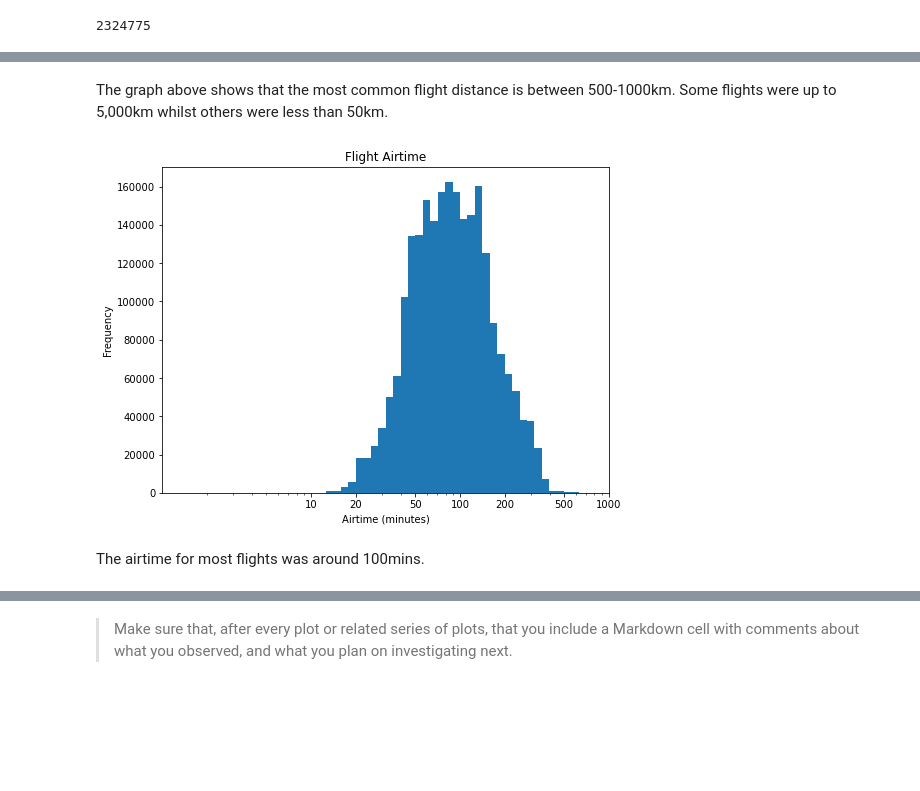
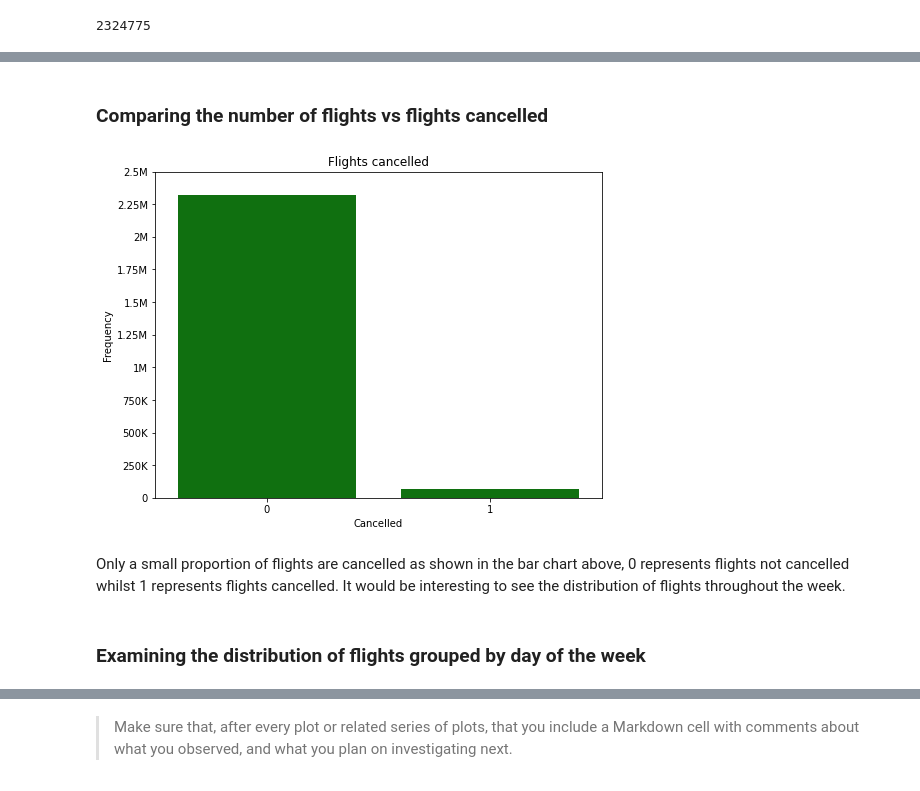
Before and after one commit to Vincentk-94/Communicate_data_findings, a Jupyter notebook: 2008 Flight Delays - Project.ipynb, the cells around one changed output, grey strips where cells are left out. Cells and saved outputs as stored; diff of their text form; code cells hidden in the pictures; blank space fills up the shorter version.

```diff
--- a/2008 Flight Delays - Project.ipynb
+++ b/2008 Flight Delays - Project.ipynb
@@ -509,28 +386,21 @@ plt.xlim(5,5000);
-# %% [markdown]
-The graph above shows that the most common flight distance is between 500-1000km. Some flights were up to 5,000km whilst others were less than 50km.
-# %%
-# Flight airtimes
-plt.figure(figsize=(8,6))
-# Select bin size
-bins = 10 ** np.arange(-1,3+0.05,0.05)
-
-# Plot graph
-plt.hist(data=flights,x='air_time',bins=bins)
-
-# set x axes scale
-plt.xscale('log')
-
-# set x axes labels (custom)
-ticks = [10,20,50,100,200,500,1000]
-labels = ['{}'.format(v) for v in ticks]
-
-# Labels and title
-plt.xticks(ticks,labels)
-plt.title('Flight Airtime')
-plt.ylabel('Frequency')
-plt.xlabel('Airtime (minutes)')
-plt.xlim(1,1000);
-# %% [output]
-[figure, removed]
-# %% [markdown]
-The airtime for most flights was around 100mins.
+# %% [markdown]
+### Comparing the number of flights vs flights cancelled
+# %%
+# Cancelled flights
+plt.figure(figsize=(8,6))
+
+# Plot barchart
+sns.countplot(data=flights,x='cancelled', color='green')
+
+# labels
+ticks = np.arange(0,25e5+25e4,25e4)
+plt.yticks(ticks,['0','250K','500K','750K','1M','1.25M','1.5M','1.75M','2M','2.25M','2.5M'])
+plt.ylabel('Frequency')
+plt.xlabel('Cancelled')
+plt.title('Flights cancelled');
+# %% [output]
+[figure, added]
+# %% [markdown]
+Only a small proportion of flights are cancelled as shown in the bar chart above, 0 represents flights not cancelled whilst 1 represents flights cancelled. It would be interesting to see the distribution of flights throughout the week.
+# %% [markdown]
+### Examining the distribution of flights grouped by day of the week
```
Also changed, not shown: parts of 47 cells of this notebook.
